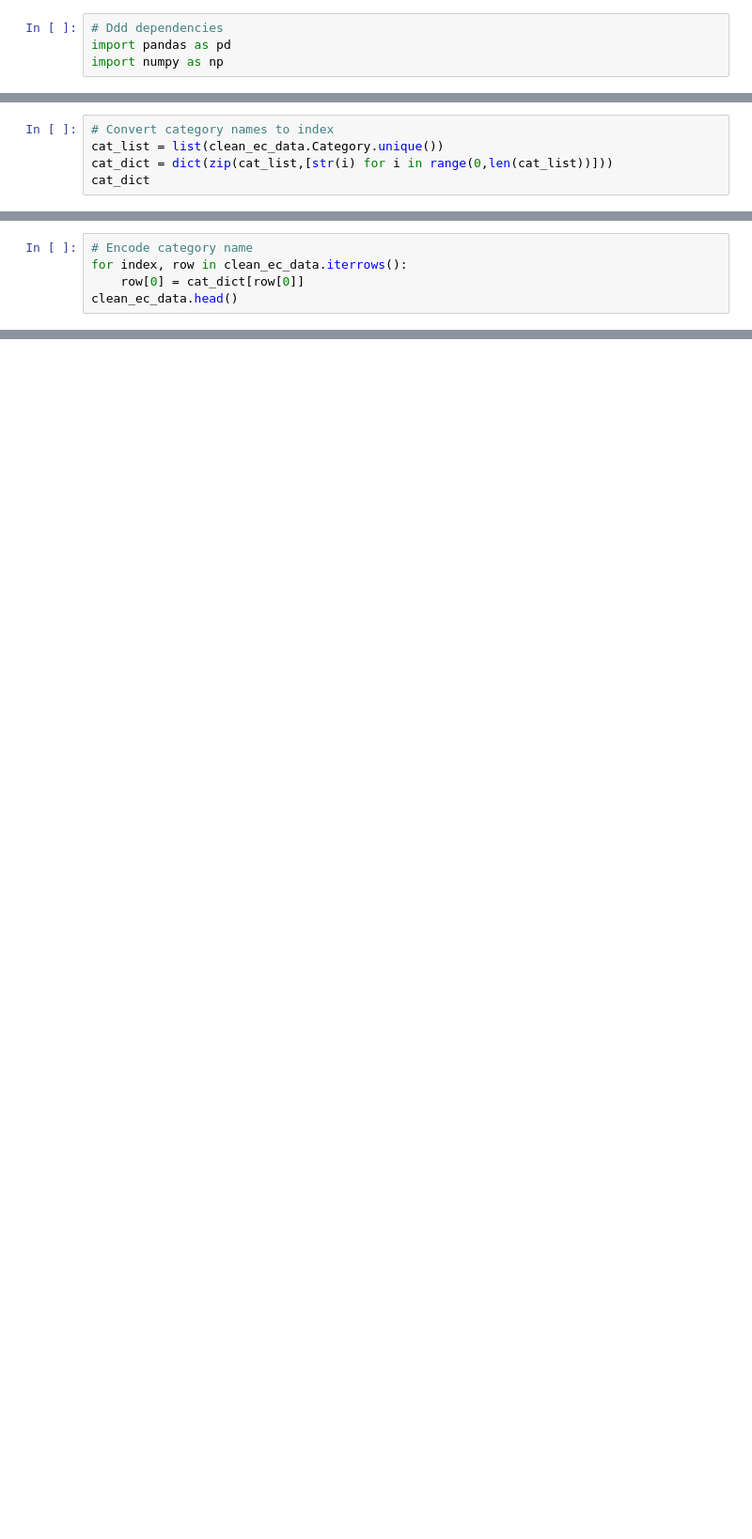
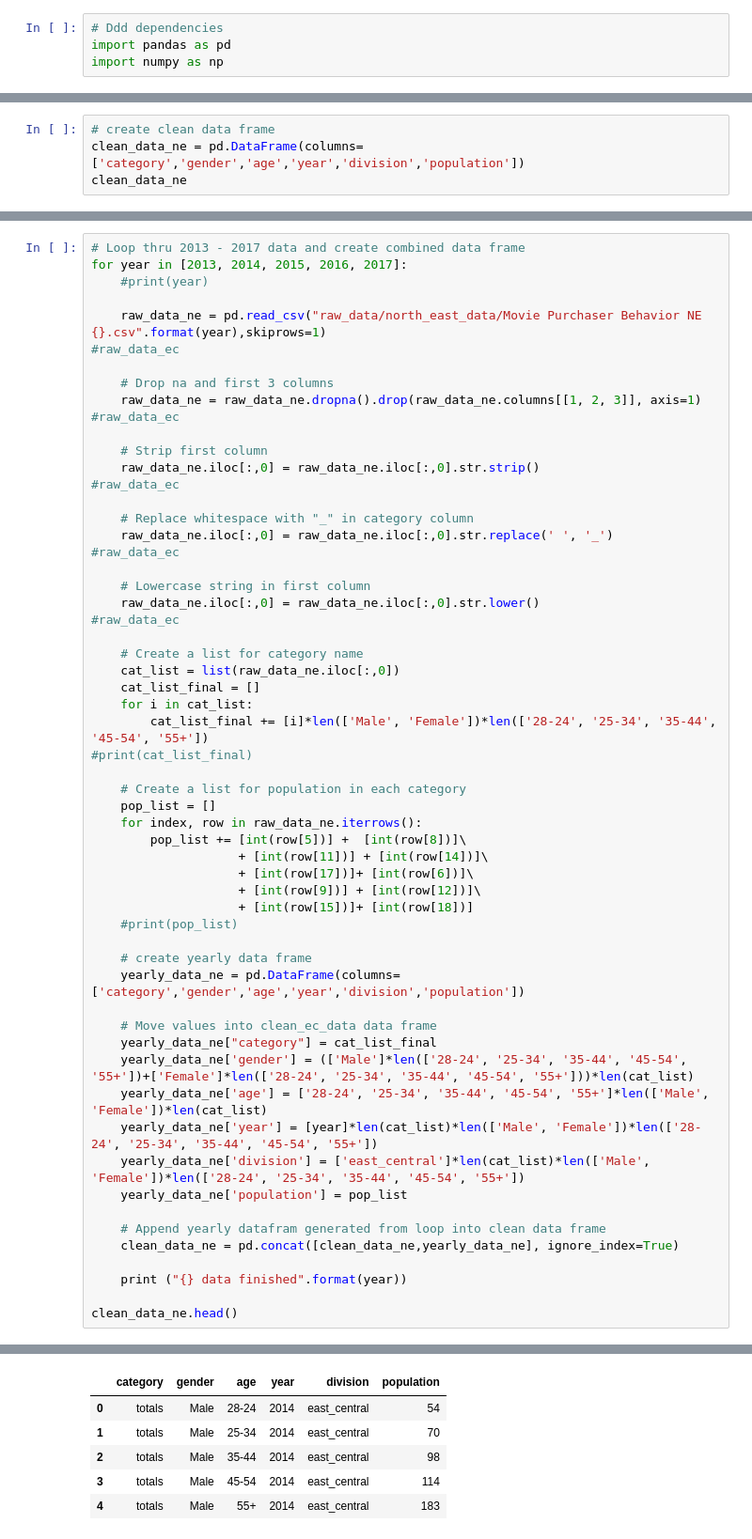
Before and after one commit to david880110/Media-Behavior-Trends-Analytics, a Jupyter notebook: data_engineering.ipynb, the cells around one changed output, grey strips where cells are left out. Shown: that part at 94% size. Saved outputs shown, nothing was run; the diff lists cells and outputs as text; blank space fills up the shorter version.

```diff
--- a/data_engineering.ipynb
+++ b/data_engineering.ipynb
@@ -64,5 +82,0 @@ clean_ec_data.head()
-# %%
-# Convert category names to index
-cat_list = list(clean_ec_data.Category.unique())
-cat_dict = dict(zip(cat_list,[str(i) for i in range(0,len(cat_list))]))
-cat_dict
@@ -82,5 +82,0 @@ cat_dict
-# %%
-# Encode category name
-for index, row in clean_ec_data.iterrows():
-    row[0] = cat_dict[row[0]]
-clean_ec_data.head()
@@ -95,0 +85,4 @@ clean_ec_data.to_csv('clean_data\clean_all_year_EC_withIndex.csv', index = False
+# %%
+# create clean data frame
+clean_data_ne = pd.DataFrame(columns=['category','gender','age','year','division','population'])
+clean_data_ne
@@ -95,0 +91,59 @@ clean_ec_data.to_csv('clean_data\clean_all_year_EC_withIndex.csv', index = False
+# %%
+# Loop thru 2013 - 2017 data and create combined data frame
+for year in [2013, 2014, 2015, 2016, 2017]:
+    #print(year)
+
+    raw_data_ne = pd.read_csv("raw_data/north_east_data/Movie Purchaser Behavior NE {}.csv".format(year),skiprows=1)
+#raw_data_ec
+
+    # Drop na and first 3 columns
+    raw_data_ne = raw_data_ne.dropna().drop(raw_data_ne.columns[[1, 2, 3]], axis=1)
+#raw_data_ec
+
+    # Strip first column
+    raw_data_ne.iloc[:,0] = raw_data_ne.iloc[:,0].str.strip()
+#raw_data_ec
+
+    # Replace whitespace with "_" in category column
+    raw_data_ne.iloc[:,0] = raw_data_ne.iloc[:,0].str.replace(' ', '_')
+#raw_data_ec
+
+    # Lowercase string in first column
+    raw_data_ne.iloc[:,0] = raw_data_ne.iloc[:,0].str.lower()
+#raw_data_ec
+
+    # Create a list for category name
+    cat_list = list(raw_data_ne.iloc[:,0])
+    cat_list_final = []
+    for i in cat_list:
+        cat_list_final += [i]*len(['Male', 'Female'])*len(['28-24', '25-34', '35-44', '45-54', '55+'])
+#print(cat_list_final)
+
+    # Create a list for population in each category
+    pop_list = []
+    for index, row in raw_data_ne.iterrows():
+        pop_list += [int(row[5])] +  [int(row[8])]\
+                    + [int(row[11])] + [int(row[14])]\
+                    + [int(row[17])]+ [int(row[6])]\
+                    + [int(row[9])] + [int(row[12])]\
+                    + [int(row[15])]+ [int(row[18])]
+    #print(pop_list)
+
+    # create yearly data frame
+    yearly_data_ne = pd.DataFrame(columns=['category','gender','age','year','division','population'])
+
+    # Move values into clean_ec_data data frame
+    yearly_data_ne["category"] = cat_list_final
+    yearly_data_ne['gender'] = (['Male']*len(['28-24', '25-34', '35-44', '45-54', '55+'])+['Female']*len(['28-24', '25-34', '35-44', '45-54', '55+']))*len(cat_list)
+    yearly_data_ne['age'] = ['28-24', '25-34', '35-44', '45-54', '55+']*len(['Male', 'Female'])*len(cat_list)
+    yearly_data_ne['year'] = [year]*len(cat_list)*len(['Male', 'Female'])*len(['28-24', '25-34', '35-44', '45-54', '55+'])
+    yearly_data_ne['division'] = ['east_central']*len(cat_list)*len(['Male', 'Female'])*len(['28-24', '25-34', '35-44', '45-54', '55+'])
+    yearly_data_ne['population'] = pop_list
+
+    # Append yearly datafram generated from loop into clean data frame
+    clean_data_ne = pd.concat([clean_data_ne,yearly_data_ne], ignore_index=True)
+
+    print ("{} data finished".format(year))
+
+clean_data_ne.head()
+# %% [output]
@@ -95,0 +155,6 @@ clean_ec_data.to_csv('clean_data\clean_all_year_EC_withIndex.csv', index = False
+|  | category | gender | age | year | division | population |
+| 0 | totals | Male | 28-24 | 2014 | east_central | 54 |
+| 1 | totals | Male | 25-34 | 2014 | east_central | 70 |
+| 2 | totals | Male | 35-44 | 2014 | east_central | 98 |
+| 3 | totals | Male | 45-54 | 2014 | east_central | 114 |
+| 4 | totals | Male | 55+ | 2014 | east_central | 183 |
```
Also changed, not shown: parts of 21 cells of this notebook.
